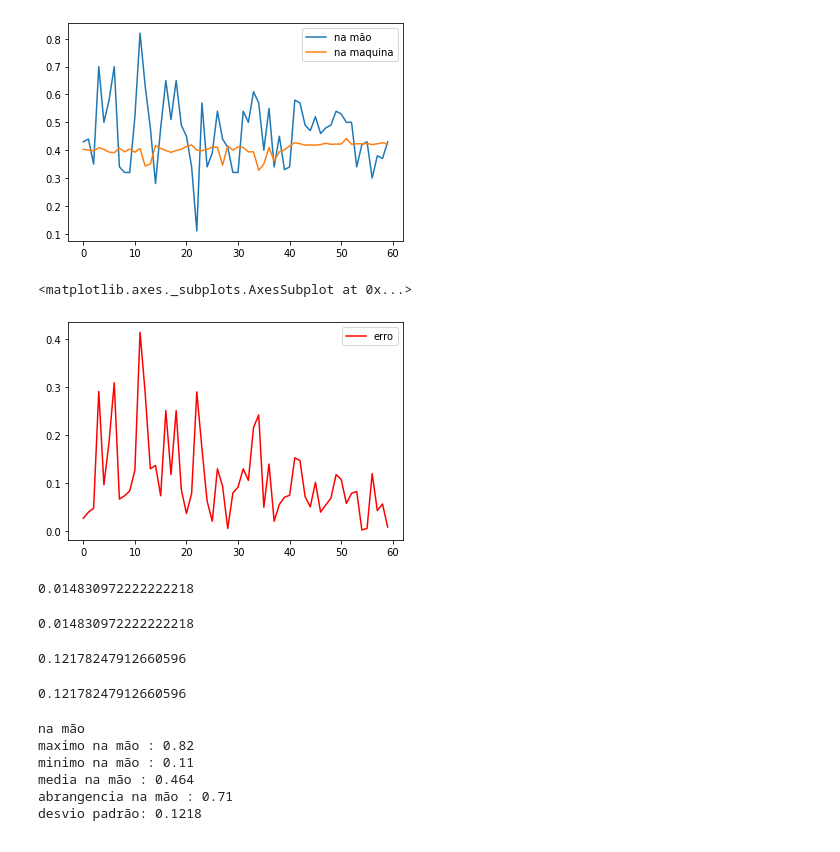
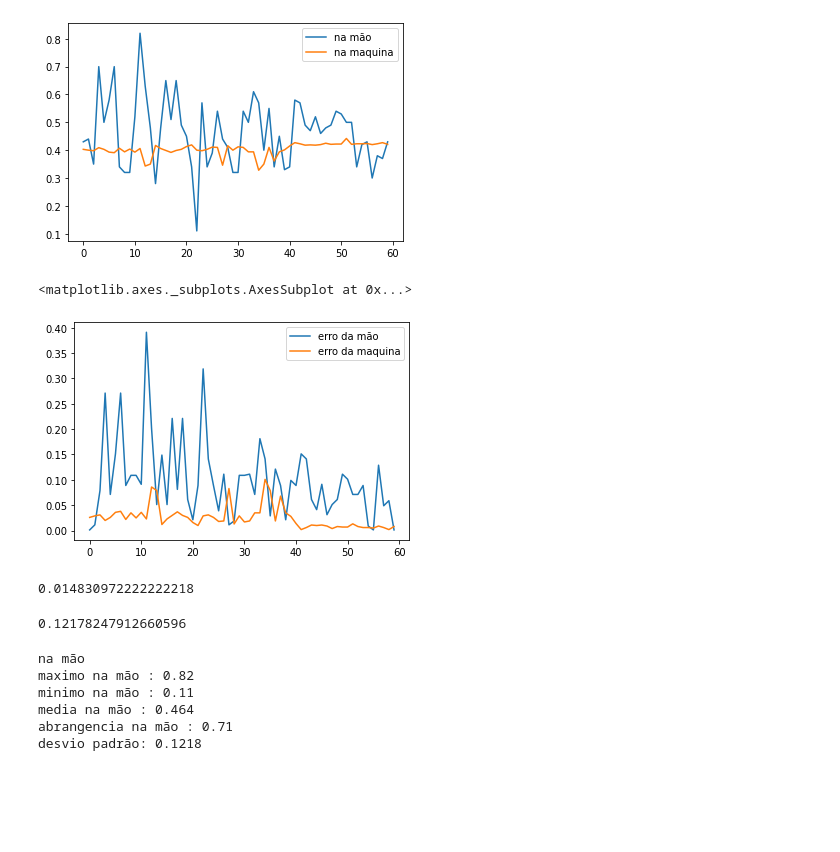
Before and after one commit to luisArthurRodriguesDaSilva/trabalhos-UERJ-analise-de-dados, a Jupyter notebook: experimento_queda_livre.ipynb, the cells around one changed output. Drawn from its saved outputs; the diff is of its cells as text; code cells hidden in the pictures; blank space fills up the shorter version.

Commit message:
erros relacionados ao tempo

```diff
--- a/experimento_queda_livre.ipynb
+++ b/experimento_queda_livre.ipynb
@@ -5,6 +5,11 @@ import numpy as np
 import pandas as pd
 import matplotlib.pyplot as plt
 # %%
+h =0.9
+g = 9.787899
+expectedTime = ((2*h)/g)**(1/2)
+print(expectedTime)
+
 watchTimes = [
     0.43,0.44,0.35,0.70,0.50,0.58,0.70,0.34,0.32,0.32,0.52,0.82,
     0.63,0.48,0.28,0.48,0.65,0.51,0.65,0.49,0.45,0.34,0.11,0.57,
@@ -21,6 +26,8 @@ sensorTimes = [
     0.421,0.422,0.422,0.442,0.421,0.423,0.423,0.424,0.420,0.423,0.427,0.421]
 
 vez = range(len(sensorTimes))
-erro = []
+sensorErrors = []
+watchErrors = []
 for i in range(60):
-  erro.append(((watchTimes[i] - sensorTimes[i])**2)**(1/2))
+  sensorErrors.append(((sensorTimes[i] - expectedTime)**2)**(1/2))
+  watchErrors.append(((watchTimes[i] - expectedTime)**2)**(1/2))
@@ -27,3 +36,3 @@ for i in range(60):
 # %%
-df = pd.DataFrame(np.c_[watchTimes,sensorTimes,erro], columns=['na mão','na maquina','erro'])
+df = pd.DataFrame(np.c_[watchTimes,sensorTimes,watchErrors,sensorErrors], columns=['na mão','na maquina', 'erro da mão','erro da maquina'])
 # %%
@@ -32,10 +41,10 @@ df.drop(columns = ['erro']).plot()
 <matplotlib.axes._subplots.AxesSubplot at 0x...>
 [figure]
 # %%
-df.drop(columns=['na mão','na maquina']).plot(c='r')
+df.drop(columns=['na mão','na maquina']).plot()
 # %% [output]
 <matplotlib.axes._subplots.AxesSubplot at 0x...>
-[figure, old version]
+[figure, new version]
 # %%
 def getVariancia(arraio):
   media = arraio.mean()
@@ -46,7 +55,6 @@ def getVariancia(arraio):
 getVariancia(df['na mão'])
 # %% [output]
 0.014830972222222218
-0.014830972222222218
 # %%
 def getDesvioPadrao(arraio):
   variancia = getVariancia(arraio)
@@ -56,7 +64,6 @@ def getDesvioPadrao(arraio):
 getDesvioPadrao(df['na mão'])
 # %% [output]
 0.12178247912660596
-0.12178247912660596
 # %%
 for key in df.keys():
   maximo , minimo , media = round(df[key].max(),3) , round(df[key].min(),3) ,  round(df[key].mean(),3)
```
Also changed, not shown: parts of 5 cells of this notebook.
